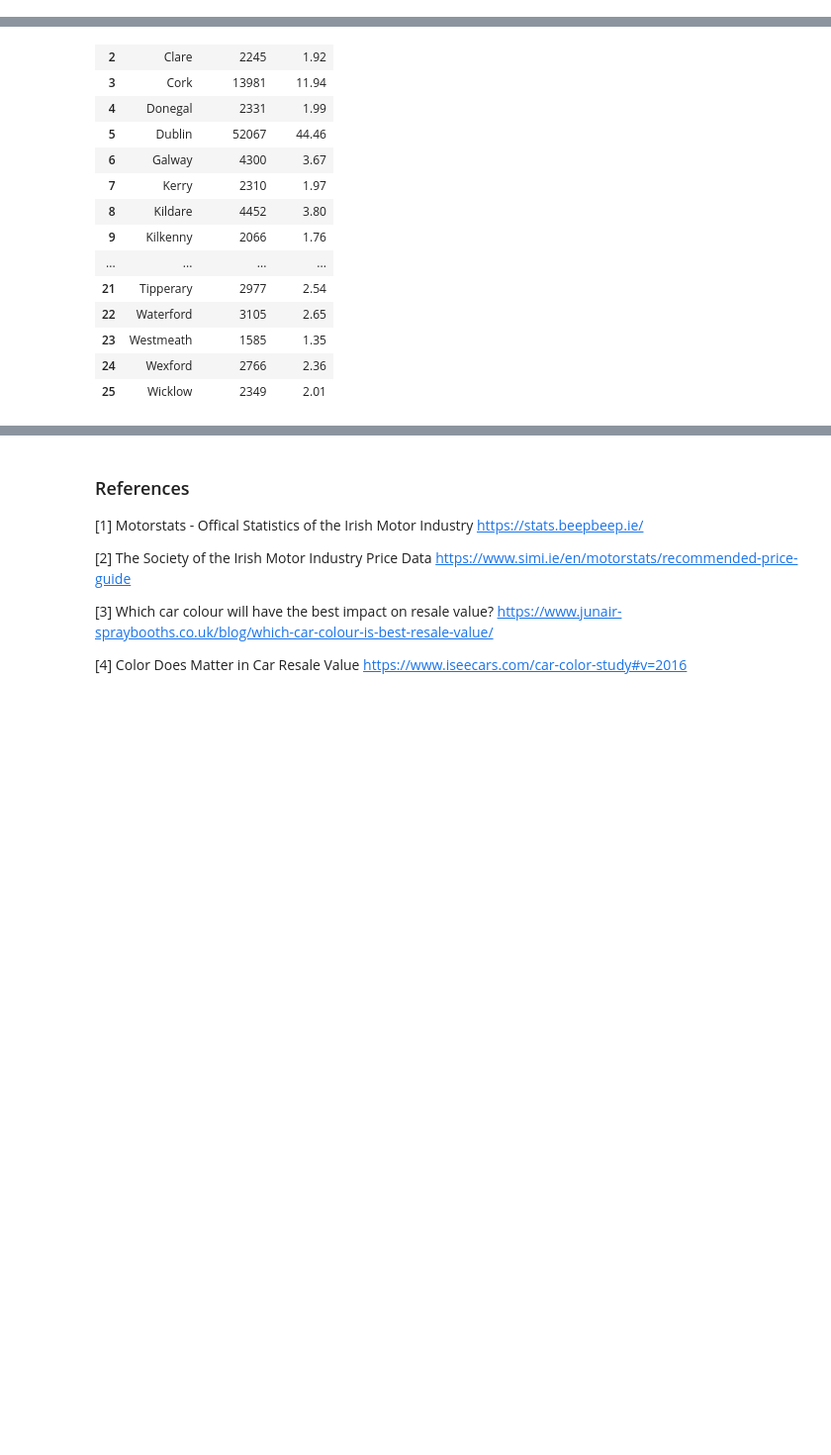
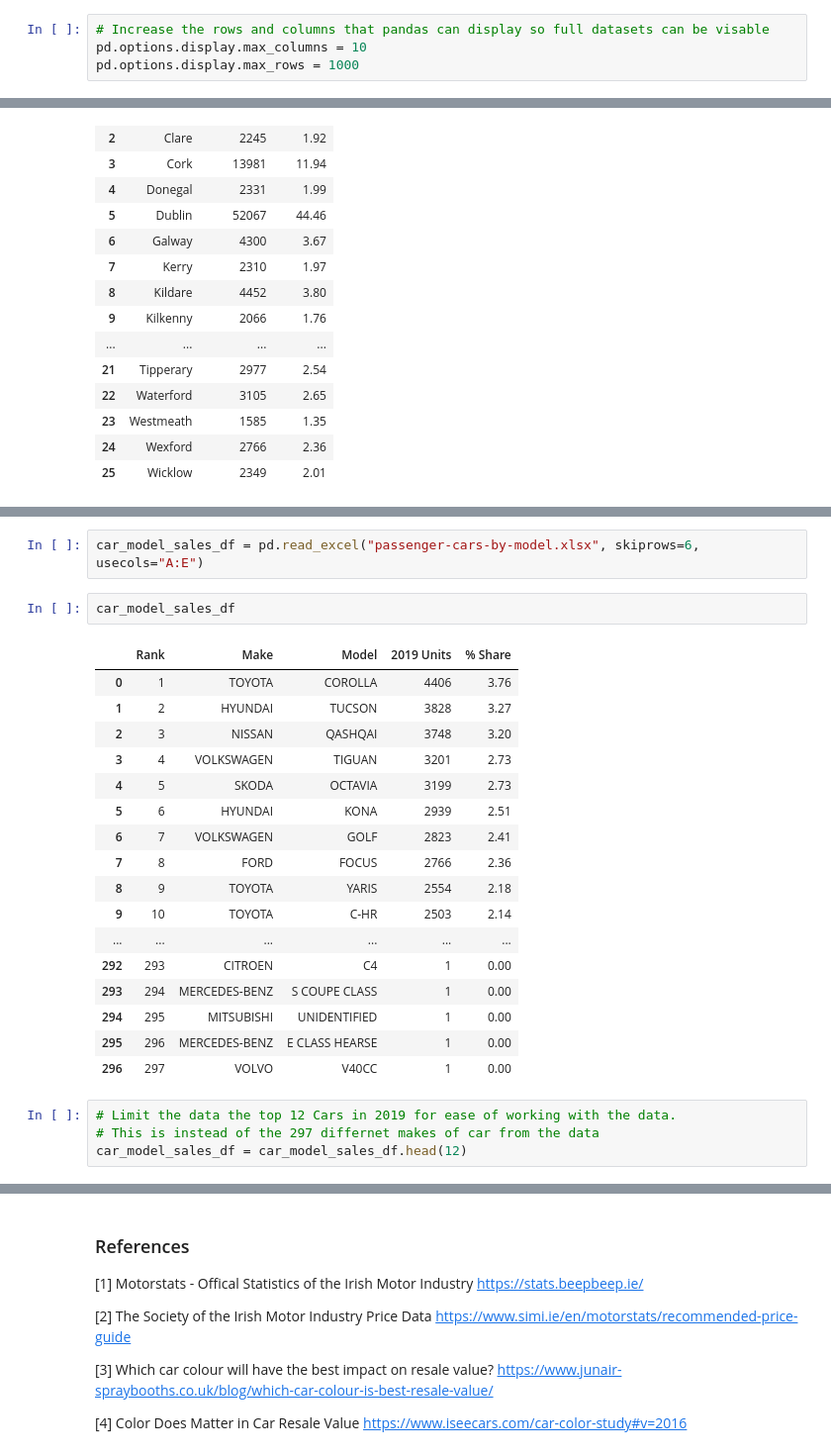
Before and after one commit to danielmccallion/Programming_for_Data_Analysis-Project, a Jupyter notebook: Project.ipynb, the cells around one changed output, grey strips where cells are left out. Shown: that part at 99% size. Saved outputs shown, nothing was run; the diff lists cells and outputs as text; blank space fills up the shorter version.

```diff
--- a/Project.ipynb
+++ b/Project.ipynb
@@ -36,6 +36,10 @@ import numpy as np
 import pandas as pd
 # Matplotlib for ploting and visualising the data
 import matplotlib.pyplot as plt
+# %%
+# Increase the rows and columns that pandas can display so full datasets can be visable
+pd.options.display.max_columns = 10
+pd.options.display.max_rows = 1000
 # %% [markdown]
 Data for the sales per month is gotton from SIMI [1]. For this project the year 2019 will be used due to 2020 and 2021 car sales being effected by the pandemic. An excel with that info can be read in using pandas.
 # %%
@@ -125,0 +130,26 @@ plt.gca().invert_yaxis()
+# %%
+car_model_sales_df = pd.read_excel("passenger-cars-by-model.xlsx", skiprows=6, usecols="A:E")
+# %%
+car_model_sales_df
+# %% [output]
+|  | Rank | Make | Model | 2019 Units | % Share |
+| 0 | 1 | TOYOTA | COROLLA | 4406 | 3.76 |
+| 1 | 2 | HYUNDAI | TUCSON | 3828 | 3.27 |
+| 2 | 3 | NISSAN | QASHQAI | 3748 | 3.20 |
+| 3 | 4 | VOLKSWAGEN | TIGUAN | 3201 | 2.73 |
+| 4 | 5 | SKODA | OCTAVIA | 3199 | 2.73 |
+| 5 | 6 | HYUNDAI | KONA | 2939 | 2.51 |
+| 6 | 7 | VOLKSWAGEN | GOLF | 2823 | 2.41 |
+| 7 | 8 | FORD | FOCUS | 2766 | 2.36 |
+| 8 | 9 | TOYOTA | YARIS | 2554 | 2.18 |
+| 9 | 10 | TOYOTA | C-HR | 2503 | 2.14 |
+| ... | ... | ... | ... | ... | ... |
+| 292 | 293 | CITROEN | C4 | 1 | 0.00 |
+| 293 | 294 | MERCEDES-BENZ | S COUPE CLASS | 1 | 0.00 |
+| 294 | 295 | MITSUBISHI | UNIDENTIFIED | 1 | 0.00 |
+| 295 | 296 | MERCEDES-BENZ | E CLASS HEARSE | 1 | 0.00 |
+| 296 | 297 | VOLVO | V40CC | 1 | 0.00 |
+# %%
+# Limit the data the top 12 Cars in 2019 for ease of working with the data.
+# This is instead of the 297 differnet makes of car from the data
+car_model_sales_df = car_model_sales_df.head(12)
```
Also changed, not shown: parts of 2 cells of this notebook, 2 other files.
